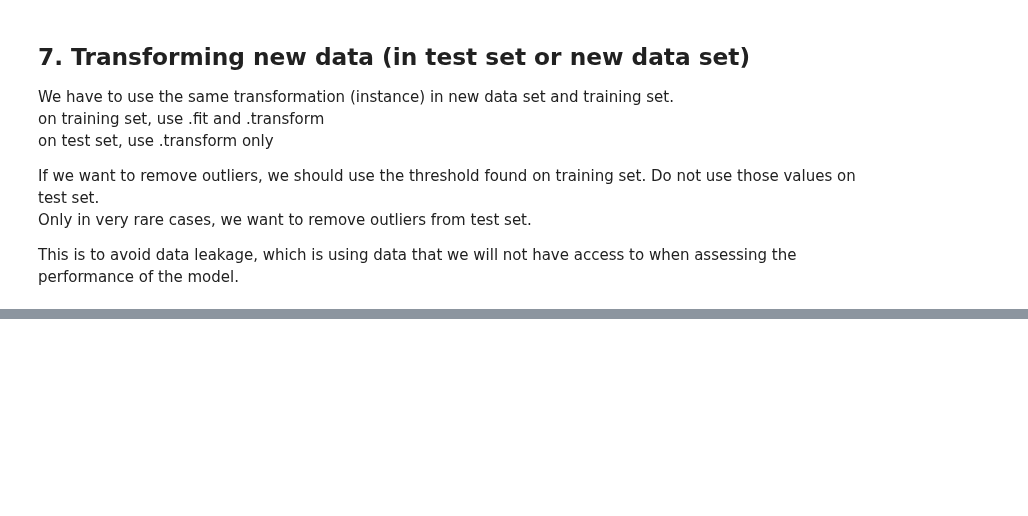
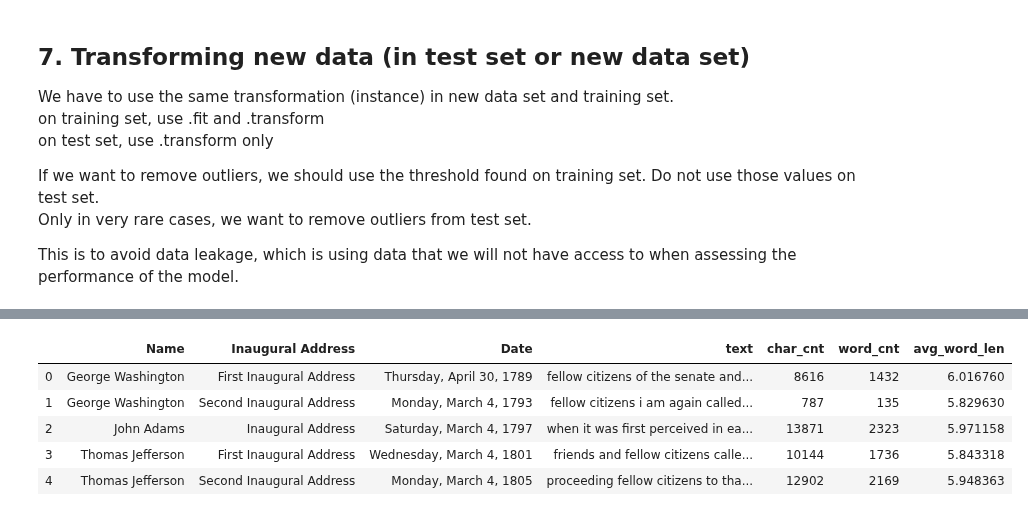
Before and after one commit to etherion-1337/Machine_Learning_basics, a Jupyter notebook: feature_engineering.ipynb, the cells around one changed output, grey strips where cells are left out. Saved outputs shown, nothing was run; the diff lists cells and outputs as text; code cells hidden in the pictures; blank space fills up the shorter version.

```diff
--- a/feature_engineering.ipynb
+++ b/feature_engineering.ipynb
@@ -547,0 +565,8 @@ This is to avoid data leakage, which is using data that we will not have access
+# %%
+# regex
+# all letters char
+#[a-zA-z]
+# all non letter char
+#[^a-zA-Z]
+df_speech["text"]=df_speech["text"].str.replace("[^a-zA-Z]"," ")
+df_speech.head()
@@ -547,0 +580,3 @@ This is to avoid data leakage, which is using data that we will not have access
+# %%
+df_speech["text"] = df_speech["text"].str.lower()
+df_speech["text"][0]
@@ -547,0 +585,4 @@ This is to avoid data leakage, which is using data that we will not have access
+# %%
+# char count new col
+df_speech["char_cnt"] = df_speech["text"].str.len()
+df_speech.head()
@@ -547,0 +596,4 @@ This is to avoid data leakage, which is using data that we will not have access
+# %%
+# word count new col
+df_speech["word_cnt"] = df_speech["text"].str.split().str.len()
+df_speech.head()
@@ -547,0 +607,11 @@ This is to avoid data leakage, which is using data that we will not have access
+# %%
+# avg word length
+df_speech["avg_word_len"] = df_speech["char_cnt"]/df_speech["word_cnt"]
+df_speech.head()
+# %% [output]
+|  | Name | Inaugural Address | Date | text | char_cnt | word_cnt | avg_word_len |
+| 0 | George Washington | First Inaugural Address | Thursday, April 30, 1789 | fellow citizens of the senate and... | 8616 | 1432 | 6.016760 |
+| 1 | George Washington | Second Inaugural Address | Monday, March 4, 1793 | fellow citizens i am again called... | 787 | 135 | 5.829630 |
+| 2 | John Adams | Inaugural Address | Saturday, March 4, 1797 | when it was first perceived in ea... | 13871 | 2323 | 5.971158 |
+| 3 | Thomas Jefferson | First Inaugural Address | Wednesday, March 4, 1801 | friends and fellow citizens calle... | 10144 | 1736 | 5.843318 |
+| 4 | Thomas Jefferson | Second Inaugural Address | Monday, March 4, 1805 | proceeding fellow citizens to tha... | 12902 | 2169 | 5.948363 |
```
Also changed, not shown: parts of 6 cells of this notebook, 2 other files.
